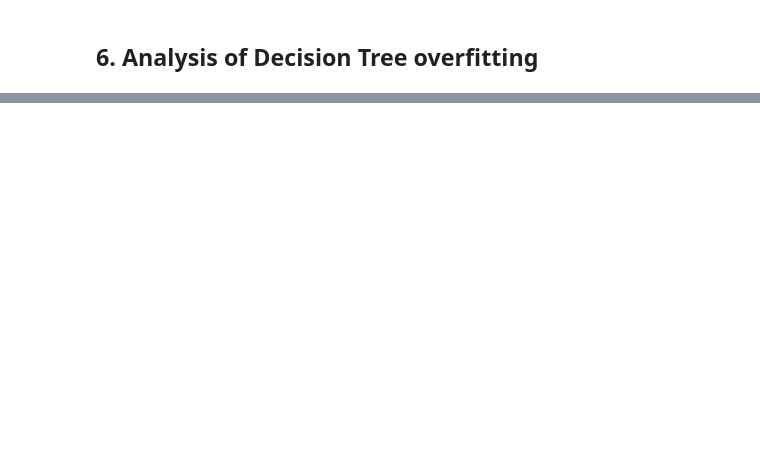
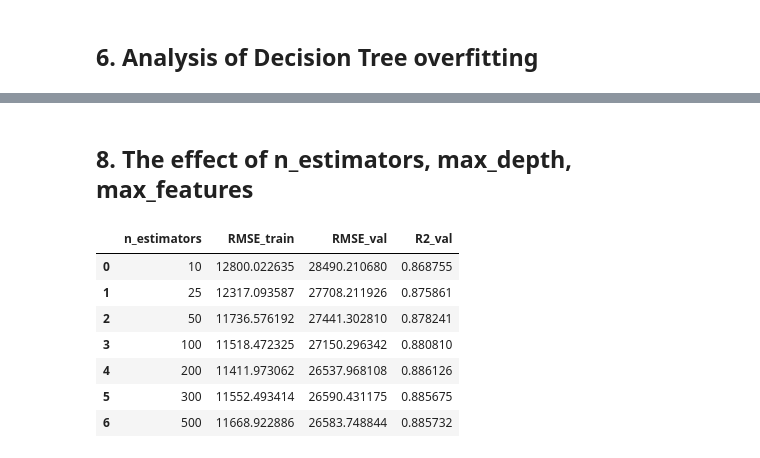
Before and after one commit to anuri-el/Machine-Learning-Technologies, a Jupyter notebook: trees.ipynb, the cells around one changed output, grey strips where cells are left out. Saved outputs shown, nothing was run; the diff lists cells and outputs as text; code cells hidden in the pictures; blank space fills up the shorter version.

```diff
--- a/trees.ipynb
+++ b/trees.ipynb
@@ -296,0 +335,12 @@ plt.show()
+# %%
+dt_best = DecisionTreeRegressor(max_depth=best_max_depth, min_samples_split=best_min_samples_split,
+                                min_samples_leaf=best_min_samples_leaf, random_state=RANDOM_STATE)
+
+dt_best.fit(X_train_final, y_train_final)
+dt_val_pred = dt_best.predict(X_val_final)
+
+dt_train_metrics = regression_metrics(y_train_final, dt_best.predict(X_train_final))
+dt_val_metrics = regression_metrics(y_val_final, dt_val_pred)
+
+print(f"Selected Decision Tree config: max_depth={best_max_depth}, min_samples_split={best_min_samples_split}, min_samples_leaf={best_min_samples_leaf}")
+pd.DataFrame({'train': dt_train_metrics, 'validation': dt_val_metrics}).T
@@ -298,0 +387,25 @@ plt.show()
+# %% [markdown]
+## 8. The effect of n_estimators, max_depth, max_features
+# %%
+n_estimators_values = [10, 25, 50, 100, 200, 300, 500]
+
+rf_nest_results = []
+for n in n_estimators_values:
+    model = RandomForestRegressor(n_estimators=n, random_state=RANDOM_STATE, n_jobs=-1)
+    model.fit(X_train_final, y_train_final)
+    train_m = regression_metrics(y_train_final, model.predict(X_train_final))
+    val_m = regression_metrics(y_val_final, model.predict(X_val_final))
+    rf_nest_results.append({'n_estimators': n, 'RMSE_train': train_m['RMSE'],
+                            'RMSE_val': val_m['RMSE'], 'R2_val': val_m['R2']})
+
+rf_nest_df = pd.DataFrame(rf_nest_results)
+rf_nest_df
+# %% [output]
+|  | n_estimators | RMSE_train | RMSE_val | R2_val |
+| 0 | 10 | 12800.022635 | 28490.210680 | 0.868755 |
+| 1 | 25 | 12317.093587 | 27708.211926 | 0.875861 |
+| 2 | 50 | 11736.576192 | 27441.302810 | 0.878241 |
+| 3 | 100 | 11518.472325 | 27150.296342 | 0.880810 |
+| 4 | 200 | 11411.973062 | 26537.968108 | 0.886126 |
+| 5 | 300 | 11552.493414 | 26590.431175 | 0.885675 |
+| 6 | 500 | 11668.922886 | 26583.748844 | 0.885732 |
```
Also changed, not shown: parts of 14 cells of this notebook.
